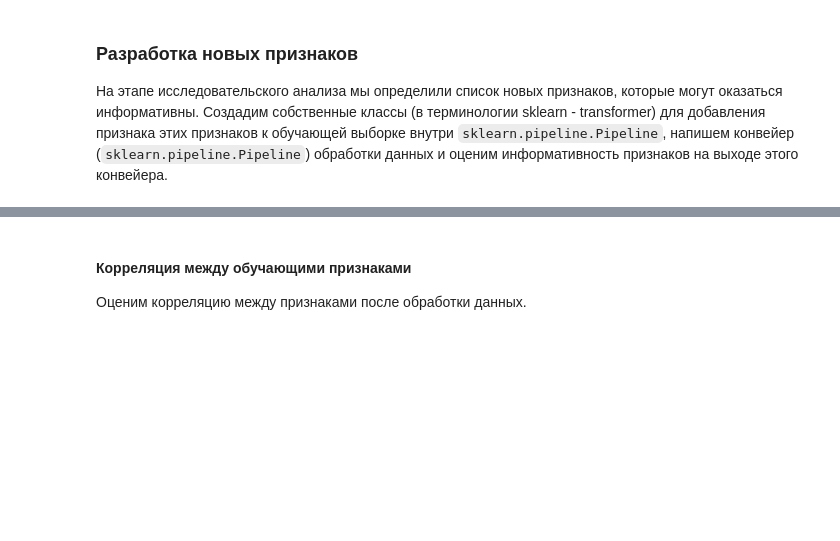
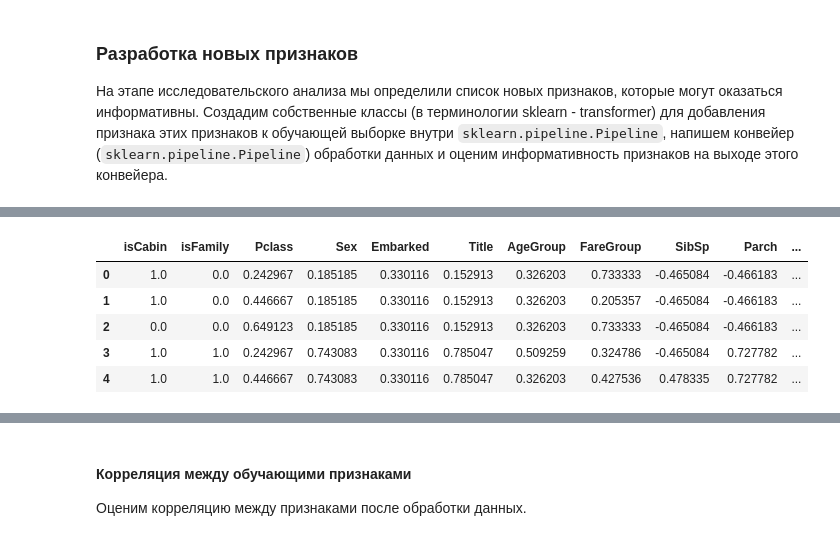
Before and after one commit to AlekseiBogachev/Titanic-Machine-Learning-from-Disaster, a Jupyter notebook: sources/Titanic-Machine-Learning-from-Disaster.ipynb, the cells around one changed output, grey strips where cells are left out. Cells and saved outputs as stored; diff of their text form; code cells hidden in the pictures; blank space fills up the shorter version.

```diff
--- a/sources/Titanic-Machine-Learning-from-Disaster.ipynb
+++ b/sources/Titanic-Machine-Learning-from-Disaster.ipynb
@@ -1222,0 +1130,24 @@ X_train.head(10)
+# %%
+cols = [
+    'isCabin',
+    'isFamily',
+    'Pclass',
+    'Sex',
+    'Embarked',
+    'Title',
+    'AgeGroup',
+    'FareGroup',
+    'SibSp',
+    'Parch',
+    'Family'
+]
+
+df = pd.DataFrame(data_prep.fit_transform(X_train, y_train), columns=cols)
+df.head()
+# %% [output]
+|  | isCabin | isFamily | Pclass | Sex | Embarked | Title | AgeGroup | FareGroup | SibSp | Parch | ... |
+| 0 | 1.0 | 0.0 | 0.242967 | 0.185185 | 0.330116 | 0.152913 | 0.326203 | 0.733333 | -0.465084 | -0.466183 | ... |
+| 1 | 1.0 | 0.0 | 0.446667 | 0.185185 | 0.330116 | 0.152913 | 0.326203 | 0.205357 | -0.465084 | -0.466183 | ... |
+| 2 | 0.0 | 0.0 | 0.649123 | 0.185185 | 0.330116 | 0.152913 | 0.326203 | 0.733333 | -0.465084 | -0.466183 | ... |
+| 3 | 1.0 | 1.0 | 0.242967 | 0.743083 | 0.330116 | 0.785047 | 0.509259 | 0.324786 | -0.465084 | 0.727782 | ... |
+| 4 | 1.0 | 1.0 | 0.446667 | 0.743083 | 0.330116 | 0.785047 | 0.326203 | 0.427536 | 0.478335 | 0.727782 | ... |
```
Also changed, not shown: parts of 37 cells of this notebook.
